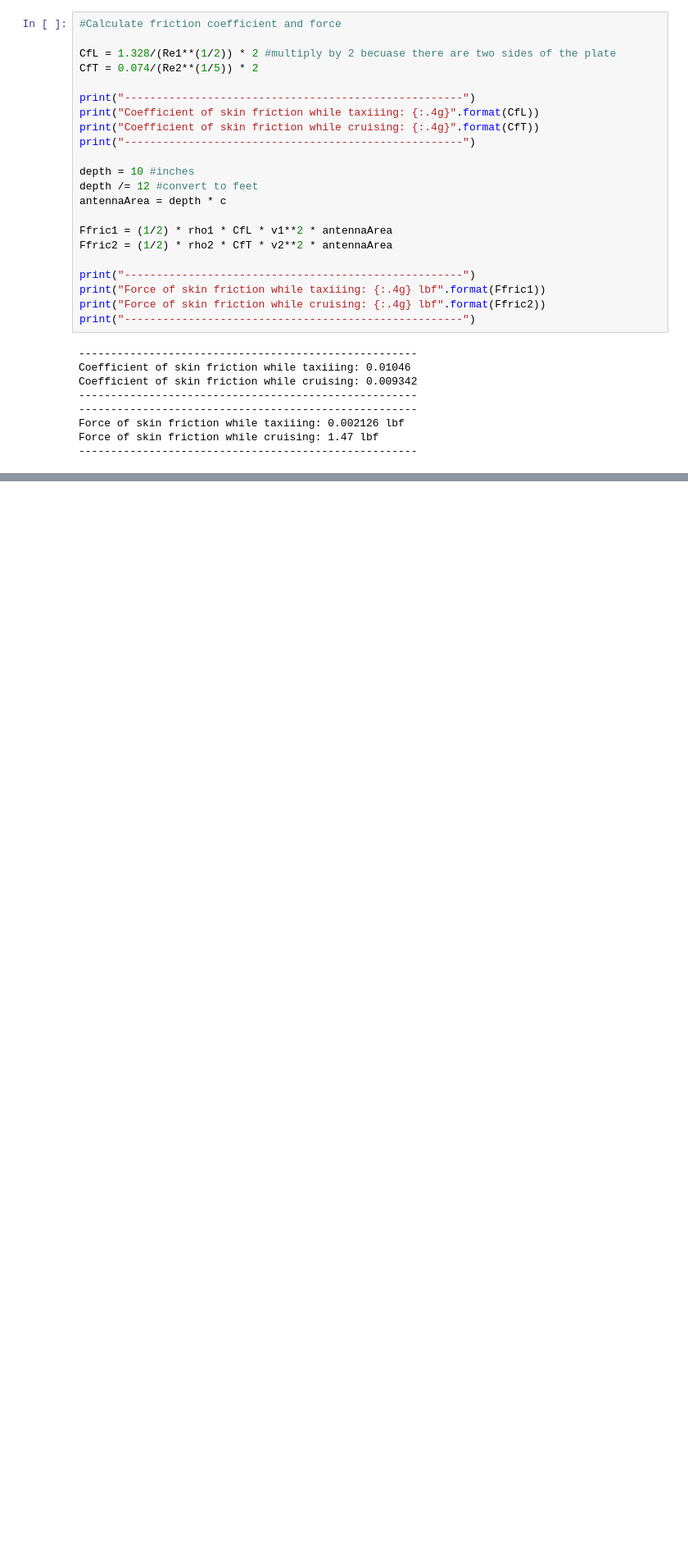
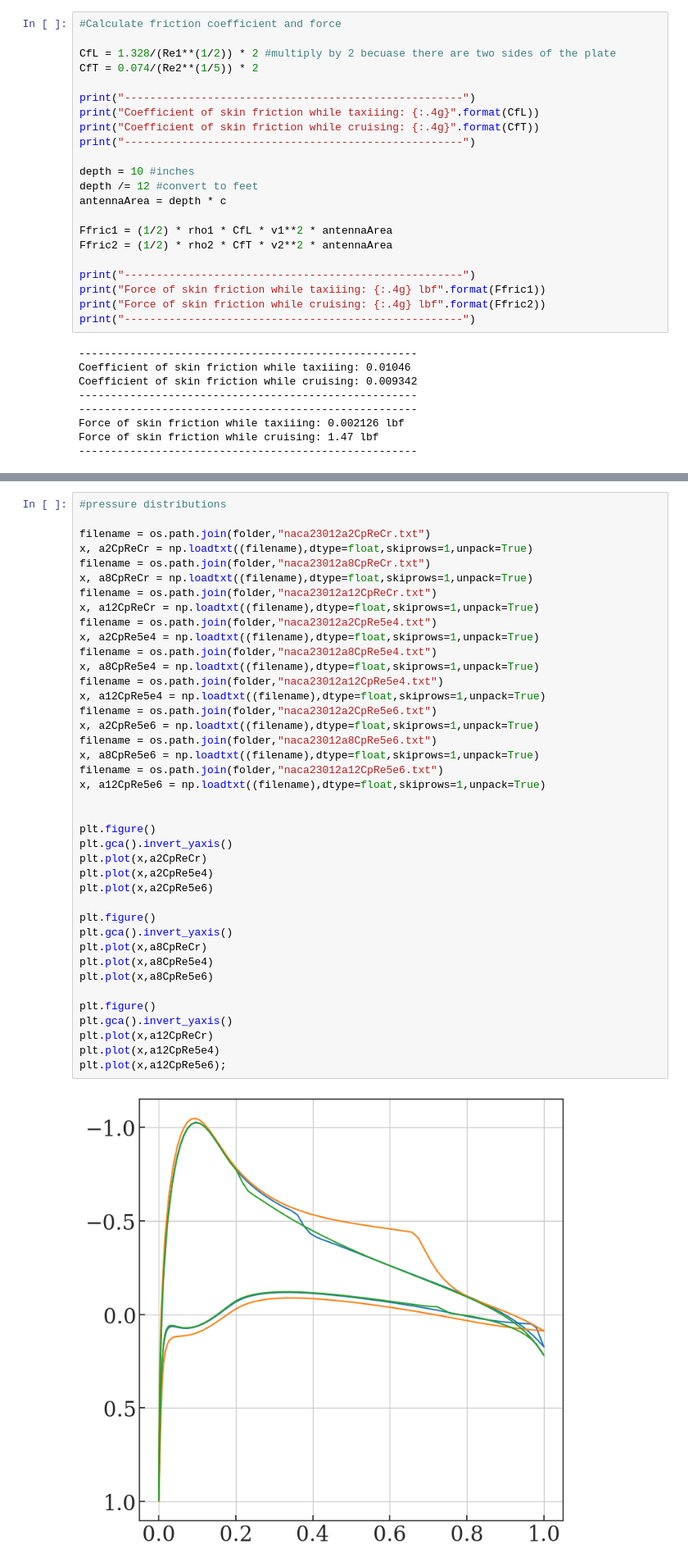
Before and after one commit to ndrichmond/EAE127, a Jupyter notebook: Project-5/EAE127_P5_Richmond_Nicholas.ipynb, the cells around one changed output, grey strips where cells are left out. Shown at 82% size. Drawn from its saved outputs; the diff is of its cells as text; blank space fills up the shorter version.

```diff
--- a/Project-5/EAE127_P5_Richmond_Nicholas.ipynb
+++ b/Project-5/EAE127_P5_Richmond_Nicholas.ipynb
@@ -221,0 +312,42 @@ Based on these values, the amount of drag produced by the antenna is completely
+# %%
+#pressure distributions
+
+filename = os.path.join(folder,"naca23012a2CpReCr.txt")
+x, a2CpReCr = np.loadtxt((filename),dtype=float,skiprows=1,unpack=True)
+filename = os.path.join(folder,"naca23012a8CpReCr.txt")
+x, a8CpReCr = np.loadtxt((filename),dtype=float,skiprows=1,unpack=True)
+filename = os.path.join(folder,"naca23012a12CpReCr.txt")
+x, a12CpReCr = np.loadtxt((filename),dtype=float,skiprows=1,unpack=True)
+filename = os.path.join(folder,"naca23012a2CpRe5e4.txt")
+x, a2CpRe5e4 = np.loadtxt((filename),dtype=float,skiprows=1,unpack=True)
+filename = os.path.join(folder,"naca23012a8CpRe5e4.txt")
+x, a8CpRe5e4 = np.loadtxt((filename),dtype=float,skiprows=1,unpack=True)
+filename = os.path.join(folder,"naca23012a12CpRe5e4.txt")
+x, a12CpRe5e4 = np.loadtxt((filename),dtype=float,skiprows=1,unpack=True)
+filename = os.path.join(folder,"naca23012a2CpRe5e6.txt")
+x, a2CpRe5e6 = np.loadtxt((filename),dtype=float,skiprows=1,unpack=True)
+filename = os.path.join(folder,"naca23012a8CpRe5e6.txt")
+x, a8CpRe5e6 = np.loadtxt((filename),dtype=float,skiprows=1,unpack=True)
+filename = os.path.join(folder,"naca23012a12CpRe5e6.txt")
+x, a12CpRe5e6 = np.loadtxt((filename),dtype=float,skiprows=1,unpack=True)
+
+
+plt.figure()
+plt.gca().invert_yaxis()
+plt.plot(x,a2CpReCr)
+plt.plot(x,a2CpRe5e4)
+plt.plot(x,a2CpRe5e6)
+
+plt.figure()
+plt.gca().invert_yaxis()
+plt.plot(x,a8CpReCr)
+plt.plot(x,a8CpRe5e4)
+plt.plot(x,a8CpRe5e6)
+
+plt.figure()
+plt.gca().invert_yaxis()
+plt.plot(x,a12CpReCr)
+plt.plot(x,a12CpRe5e4)
+plt.plot(x,a12CpRe5e6);
+# %% [output]
+[figure, added]
```
Also changed, not shown: parts of 8 cells of this notebook, 12 other files.
